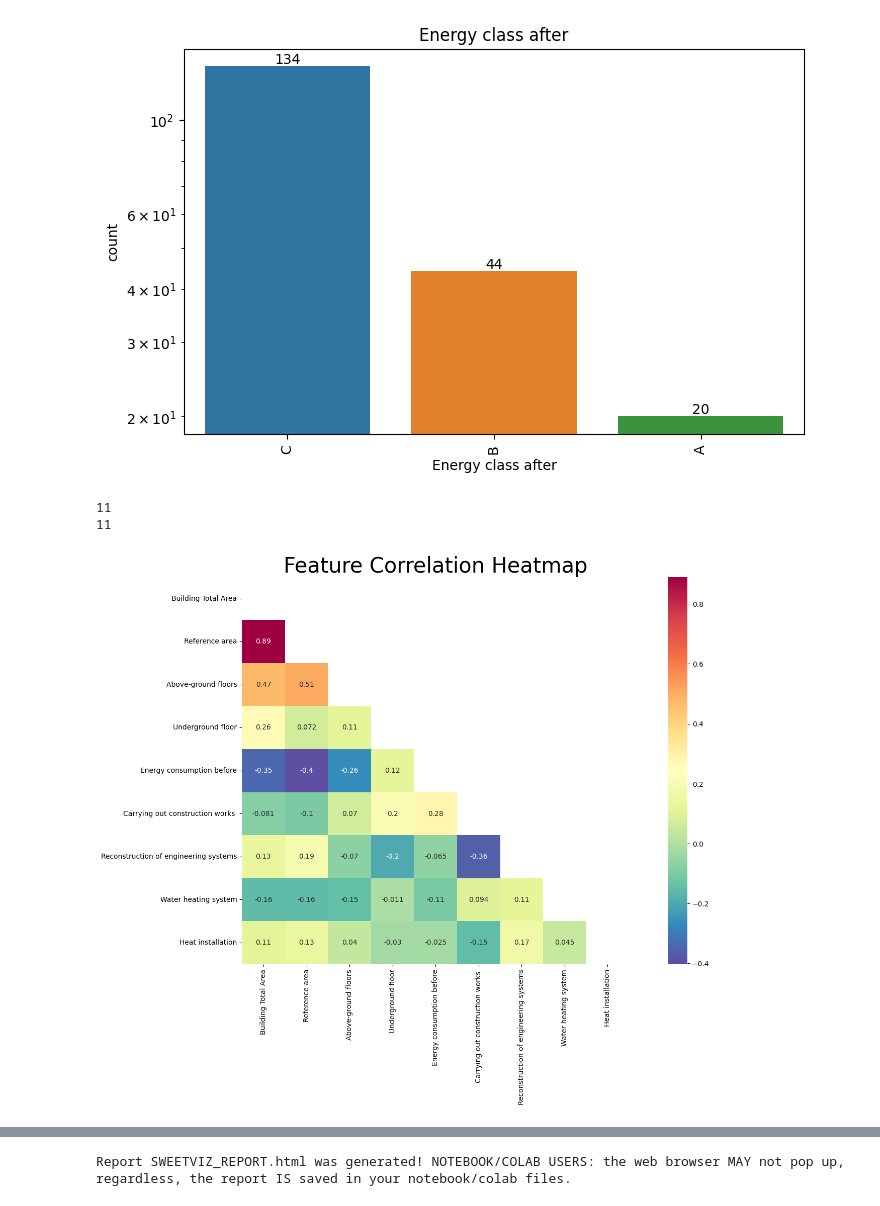
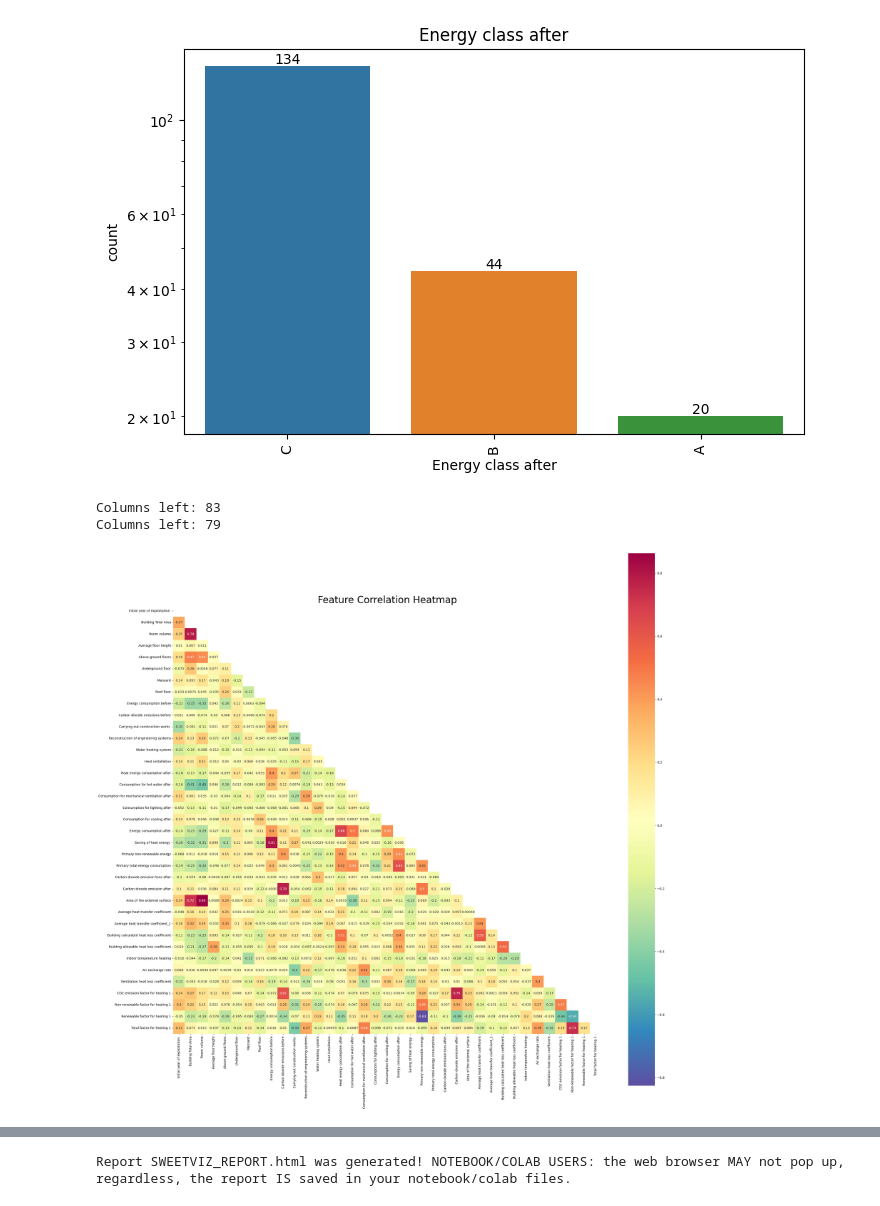
Before and after one commit to epu-ntua/enershare-ai4ef, a Jupyter notebook: EF_comp_eda.ipynb, the cells around one changed output, grey strips where cells are left out. Drawn from its saved outputs; the diff is of its cells as text; code cells hidden in the pictures.

```diff
--- a/EF_comp_eda.ipynb
+++ b/EF_comp_eda.ipynb
@@ -95,41 +95,41 @@ def corr_heatmap(dframe):
     ----------
     Returns: None
     -------
     """
-    print(len(df.columns))
+    print(f'Columns left: {len(dframe.columns)}')
 
     # Set the threshold for high correlation
-    threshold = 0.95
+    threshold = 0.9
     # Create correlation matrix
-    corr_matrix = df.corr().abs()
+    corr_matrix = dframe.corr().abs()
     # Select upper triangle of correlation matrix
     upper = corr_matrix.where(np.triu(np.ones(corr_matrix.shape), k=1).astype(bool))
     # Find features with correlation greater than 0.95
     to_drop = [column for column in upper.columns if any(upper[column] > threshold)]
     # Drop features
     dframe.drop(to_drop, axis=1, inplace=True)
 
-    print(len(df.columns))
+    print(f'Columns left: {len(dframe.columns)}')
     # Compute the correlation matrix (excluding NA/null values)
     corr = dframe.corr()
     cmap = 'Spectral_r'
     # Generate a mask for the upper triangle
     mask = np.triu(np.ones_like(corr, dtype=bool))
     # Set up the matplotlib figure
-    f, ax = plt.subplots(figsize=(20, 10))
+    f, ax = plt.subplots(figsize=(30, 30))
 
     # Draw the heatmap with the mask and correct aspect ratio
     res = sns.heatmap(corr, mask=mask, cmap=cmap, square=True, annot=True, ax=ax)
 
     ax.set_title('Feature Correlation Heatmap',fontsize = 30)
 
 temp_df = df.copy()
 corr_heatmap(temp_df)
 plt.show()
 # %% [output]
-11
-11
+Columns left: 83
+Columns left: 79
-[figure, old version]
+[figure, new version]
 # %%
 from pandas_profiling import ProfileReport
 profile = ProfileReport(df, title="Report")
```
Also changed, not shown: parts of 1 cell of this notebook, 4 other files.
